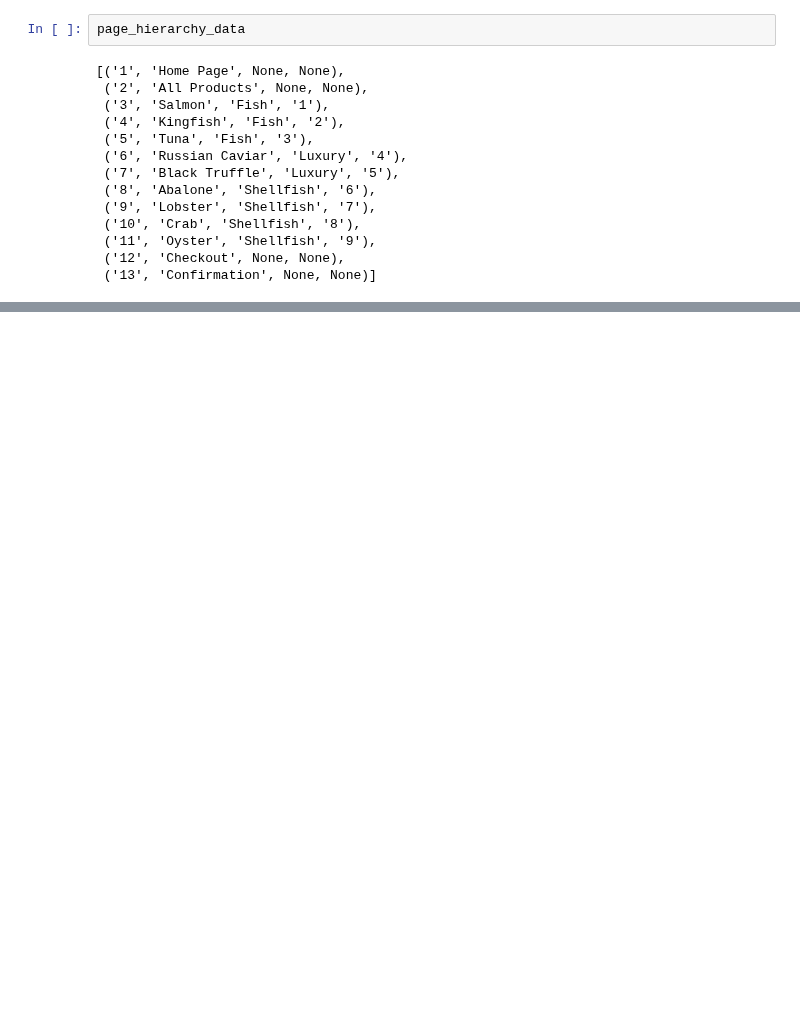
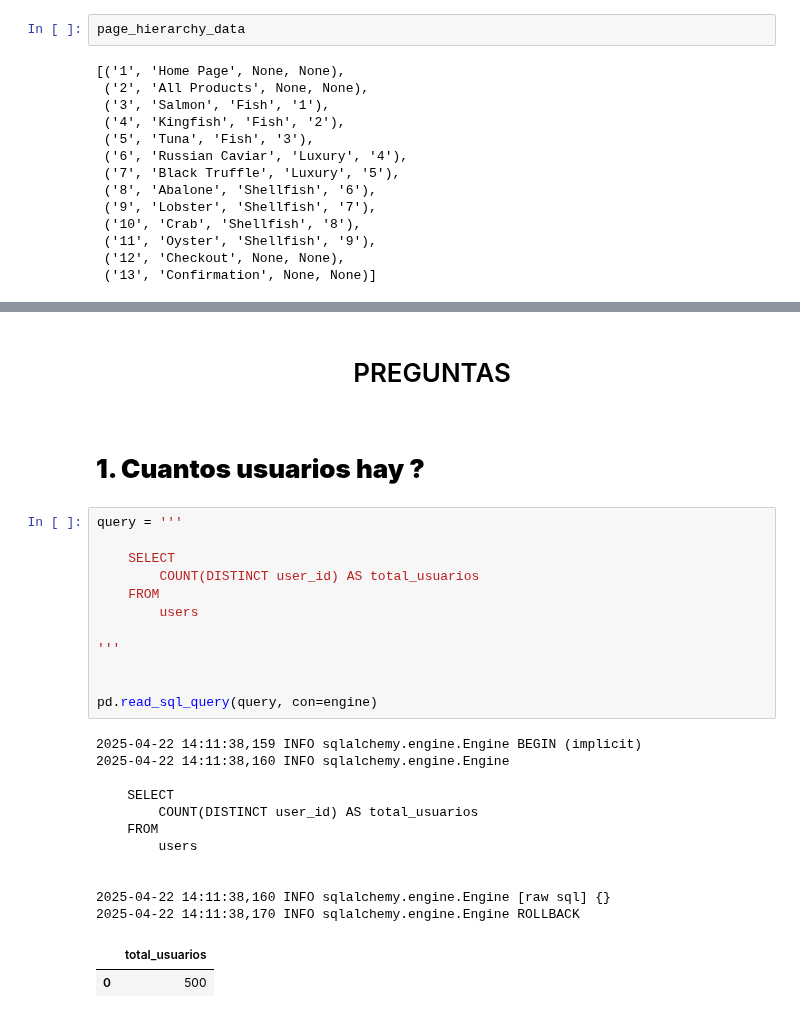
Before and after one commit to LLAES07/SQL_DESAFIO, a Jupyter notebook: Caso_6/Caso_6.ipynb, the cells around one changed output, grey strips where cells are left out. Drawn from its saved outputs; the diff is of its cells as text; blank space fills up the shorter version.

Commit message:
Agregando preguntas y respuestas

```diff
--- a/Caso_6/Caso_6.ipynb
+++ b/Caso_6/Caso_6.ipynb
@@ -335,0 +337,30 @@ IntegrityError: (pymysql.err.IntegrityError) (1062, "Duplicate entry 'ccf365' fo
+# %% [markdown]
+<center><h1>PREGUNTAS</h1></center>
+# %% [markdown]
+# **1. Cuantos usuarios hay ?**
+# %%
+query = '''
+
+    SELECT
+        COUNT(DISTINCT user_id) AS total_usuarios
+    FROM
+        users
+
+'''
+
+
+pd.read_sql_query(query, con=engine)
+# %% [output]
+2025-04-22 14:11:38,159 INFO sqlalchemy.engine.Engine BEGIN (implicit)
+2025-04-22 14:11:38,160 INFO sqlalchemy.engine.Engine
+
+    SELECT
+        COUNT(DISTINCT user_id) AS total_usuarios
+    FROM
+        users
+
+
+2025-04-22 14:11:38,160 INFO sqlalchemy.engine.Engine [raw sql] {}
+2025-04-22 14:11:38,170 INFO sqlalchemy.engine.Engine ROLLBACK
+|  | total_usuarios |
+| 0 | 500 |
```
Also changed, not shown: parts of 15 cells of this notebook.
